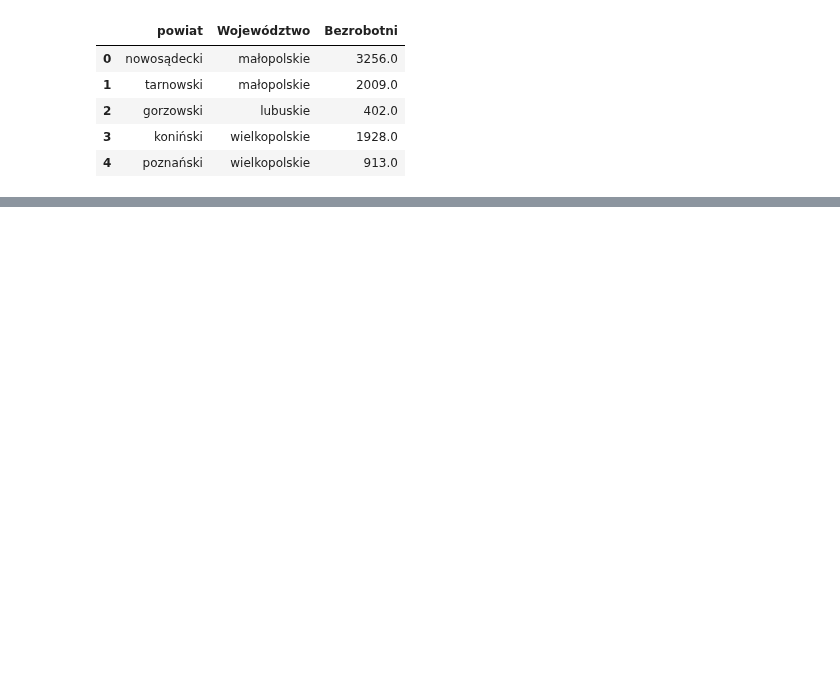
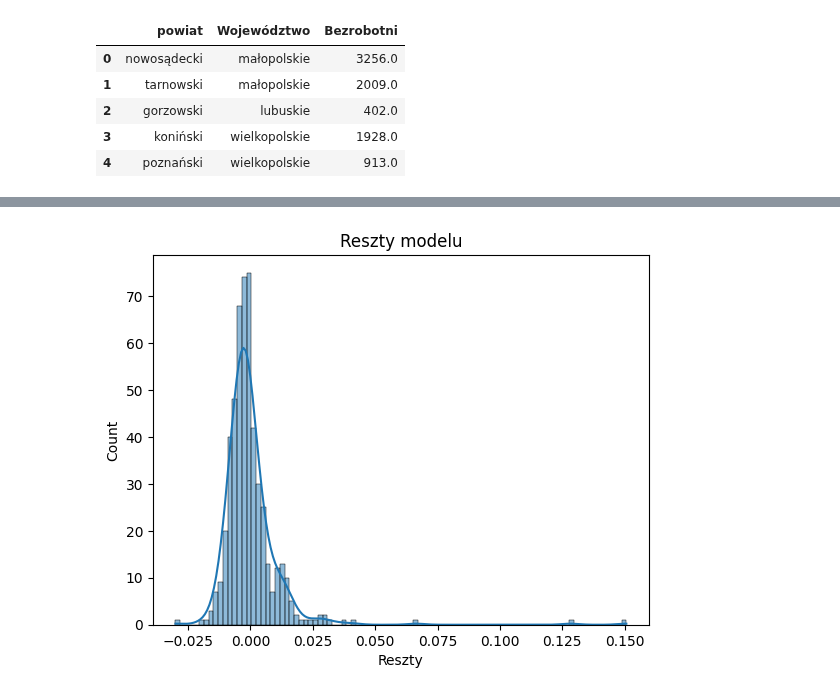
Before and after one commit to Psylo1226/Spatial-econometrics, a Jupyter notebook: Projekt_3/Projek_3.ipynb, the cells around one changed output, grey strips where cells are left out. Saved outputs shown, nothing was run; the diff lists cells and outputs as text; code cells hidden in the pictures; blank space fills up the shorter version.

```diff
--- a/Projekt_3/Projek_3.ipynb
+++ b/Projekt_3/Projek_3.ipynb
@@ -30,0 +79,4 @@ rozwody.rename(columns={
+# %%
+przestepstwa_merge = przestepstwa.merge(ludnosc, on='powiat')
+# %%
+przestepstwa_merge['Przestepstwa_średnia_powiaty'] = (przestepstwa_merge['Przestepstwa']/przestepstwa_merge['Ludnosc_powiaty'])
@@ -122,0 +165,11 @@ print(rozwody_merge[['powiat', 'Rozwody i separacje', 'Ludnosc_powiaty', 'Rozwod
+# %%
+files_to_merge = [przestepstwa_merge, bezrobotni_merge, ceny, dochody, wynagrodzenie, rozwody_merge]
+
+stats =['powiat', 'Województwo']
+
+merged = reduce(lambda left, right: left.merge(right, on=stats, how='inner'), files_to_merge)
+merged.drop(['Przestepstwa', 'Ludnosc_powiaty_x', 'Bezrobotni', 'Ludnosc_powiaty_y', 'Rozwody i separacje', 'Ludnosc_powiaty'], axis=1, inplace=True)
+
+merged.to_csv("merged_output.csv", index=False)
+
+print(merged)
@@ -122,0 +201,10 @@ print(rozwody_merge[['powiat', 'Rozwody i separacje', 'Ludnosc_powiaty', 'Rozwod
+# %%
+X = merged[['Bezrobotni_średnia_powiaty', 'Ceny mieszkan', 'Dochody na mieszkanca',
+       'Wynagrodzenie', 'Rozwody_średnia_powiaty']]
+X = sm.add_constant(X)
+y = merged['Przestepstwa_średnia_powiaty']
+
+merged.fillna(merged.mean(), inplace=True)
+
+model = sm.OLS(y, X).fit()
+print(model.summary())
@@ -122,0 +229,9 @@ print(rozwody_merge[['powiat', 'Rozwody i separacje', 'Ludnosc_powiaty', 'Rozwod
+# %%
+residuals = model.resid
+
+sns.histplot(residuals, kde=True)
+plt.title("Reszty modelu")
+plt.xlabel("Reszty")
+plt.show()
+# %% [output]
+[figure, added]
```
Also changed, not shown: parts of 18 cells of this notebook, 6 other files.
